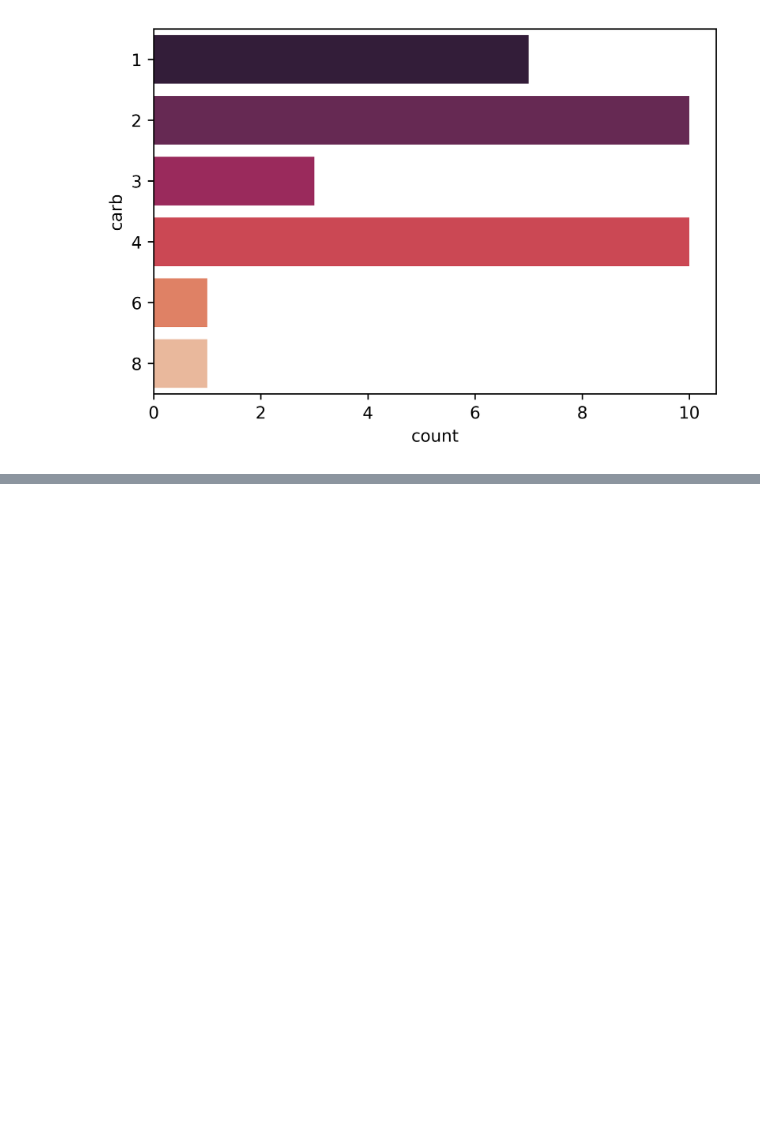
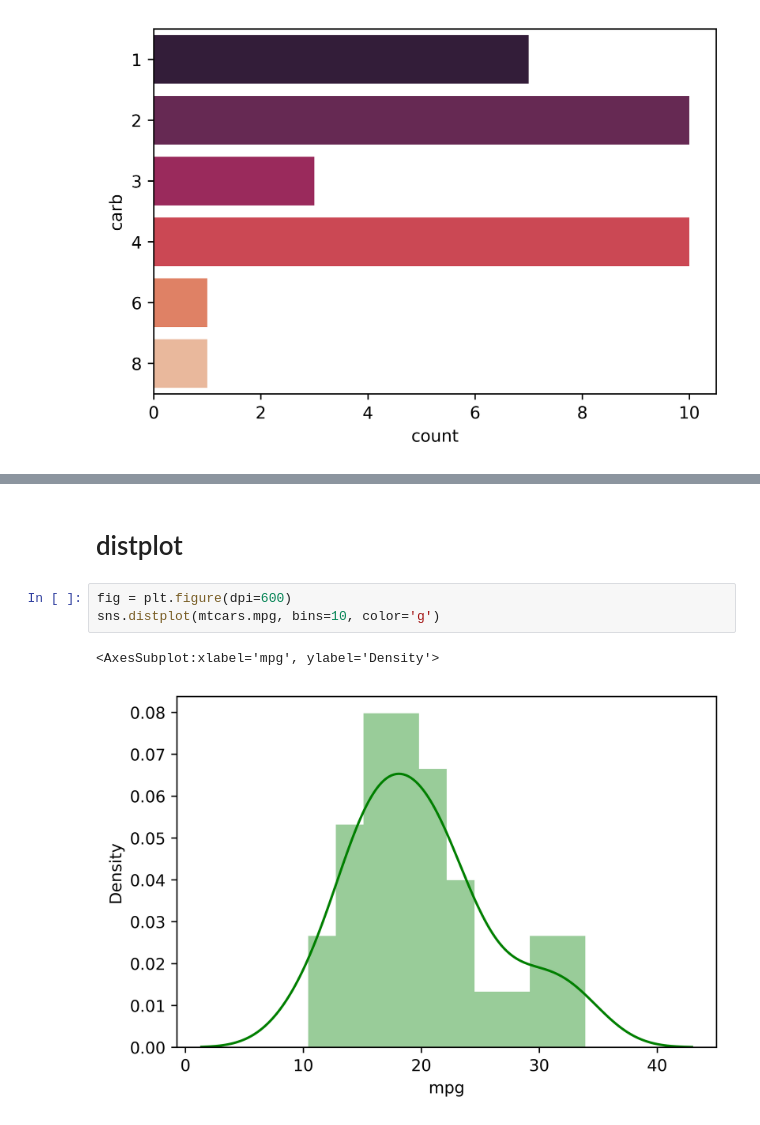
Before and after one commit to Code-with-jaycee/Python-data-visualization-Seaborn, a Jupyter notebook: main.ipynb, the cells around one changed output, grey strips where cells are left out. Drawn from its saved outputs; the diff is of its cells as text; blank space fills up the shorter version.

```diff
--- a/main.ipynb
+++ b/main.ipynb
@@ -85,0 +92,8 @@ sns.countplot(y="carb", data=mtcars, palette="rocket")
+# %% [markdown]
+# distplot
+# %%
+fig = plt.figure(dpi=600)
+sns.distplot(mtcars.mpg, bins=10, color='g')
+# %% [output]
+<AxesSubplot:xlabel='mpg', ylabel='Density'>
+[figure, added]
```
Also changed, not shown: parts of 3 cells of this notebook, 3 other files.
